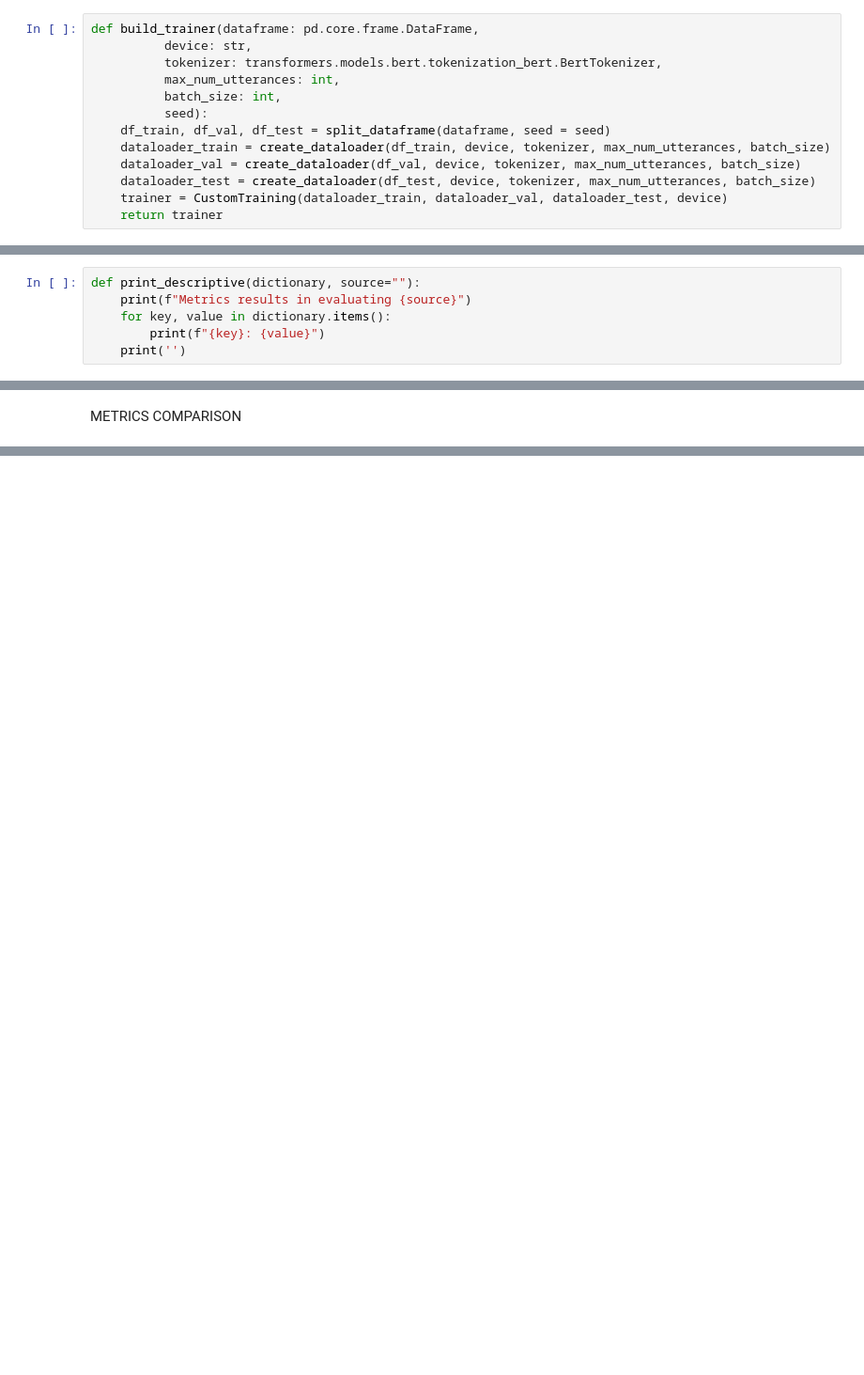
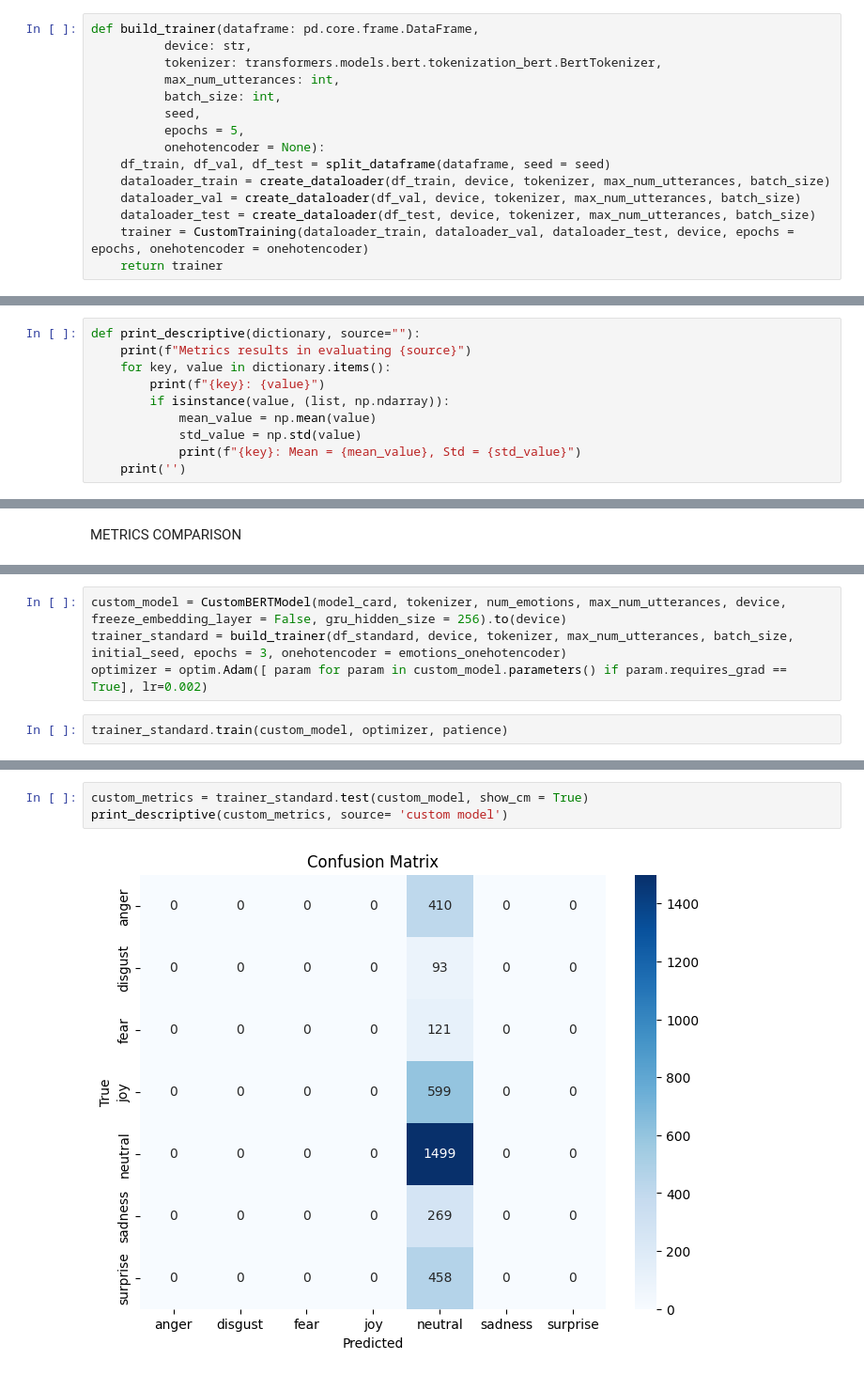
Before and after one commit to DanieleBaiocco/NLPProject, a Jupyter notebook: nlp_project.ipynb, the cells around one changed output, grey strips where cells are left out. Shown: that part at 94% size. Drawn from its saved outputs; the diff is of its cells as text; blank space fills up the shorter version.

```diff
--- a/nlp_project.ipynb
+++ b/nlp_project.ipynb
@@ -485,12 +495,14 @@ def build_trainer(dataframe: pd.core.frame.DataFrame,
           tokenizer: transformers.models.bert.tokenization_bert.BertTokenizer,
           max_num_utterances: int,
           batch_size: int,
-          seed):
+          seed,
+          epochs = 5,
+          onehotencoder = None):
     df_train, df_val, df_test = split_dataframe(dataframe, seed = seed)
     dataloader_train = create_dataloader(df_train, device, tokenizer, max_num_utterances, batch_size)
     dataloader_val = create_dataloader(df_val, device, tokenizer, max_num_utterances, batch_size)
     dataloader_test = create_dataloader(df_test, device, tokenizer, max_num_utterances, batch_size)
-    trainer = CustomTraining(dataloader_train, dataloader_val, dataloader_test, device)
+    trainer = CustomTraining(dataloader_train, dataloader_val, dataloader_test, device, epochs = epochs, onehotencoder = onehotencoder)
     return trainer
 # %%
 def set_seed(seed_value: int):
@@ -506,6 +518,10 @@ def print_descriptive(dictionary, source=""):
     print(f"Metrics results in evaluating {source}")
     for key, value in dictionary.items():
         print(f"{key}: {value}")
+        if isinstance(value, (list, np.ndarray)):
+            mean_value = np.mean(value)
+            std_value = np.std(value)
+            print(f"{key}: Mean = {mean_value}, Std = {std_value}")
     print('')
 # %%
 device = 'cuda' if torch.cuda.is_available() else 'cpu'
@@ -597,0 +586,6 @@ plt.plot(epochs, val_history['loss'], label='Validation Loss', linestyle='--', l
+# %%
+custom_model = CustomBERTModel(model_card, tokenizer, num_emotions, max_num_utterances, device,  freeze_embedding_layer = False, gru_hidden_size = 256).to(device)
+trainer_standard = build_trainer(df_standard, device, tokenizer, max_num_utterances, batch_size, initial_seed, epochs = 3, onehotencoder = emotions_onehotencoder)
+optimizer = optim.Adam([ param for param in custom_model.parameters() if param.requires_grad == True], lr=0.002)
+# %%
+trainer_standard.train(custom_model, optimizer, patience)
@@ -597,0 +594,5 @@ plt.plot(epochs, val_history['loss'], label='Validation Loss', linestyle='--', l
+# %%
+custom_metrics = trainer_standard.test(custom_model, show_cm = True)
+print_descriptive(custom_metrics, source= 'custom model')
+# %% [output]
+[figure, added]
```
Also changed, not shown: parts of 24 cells of this notebook.
